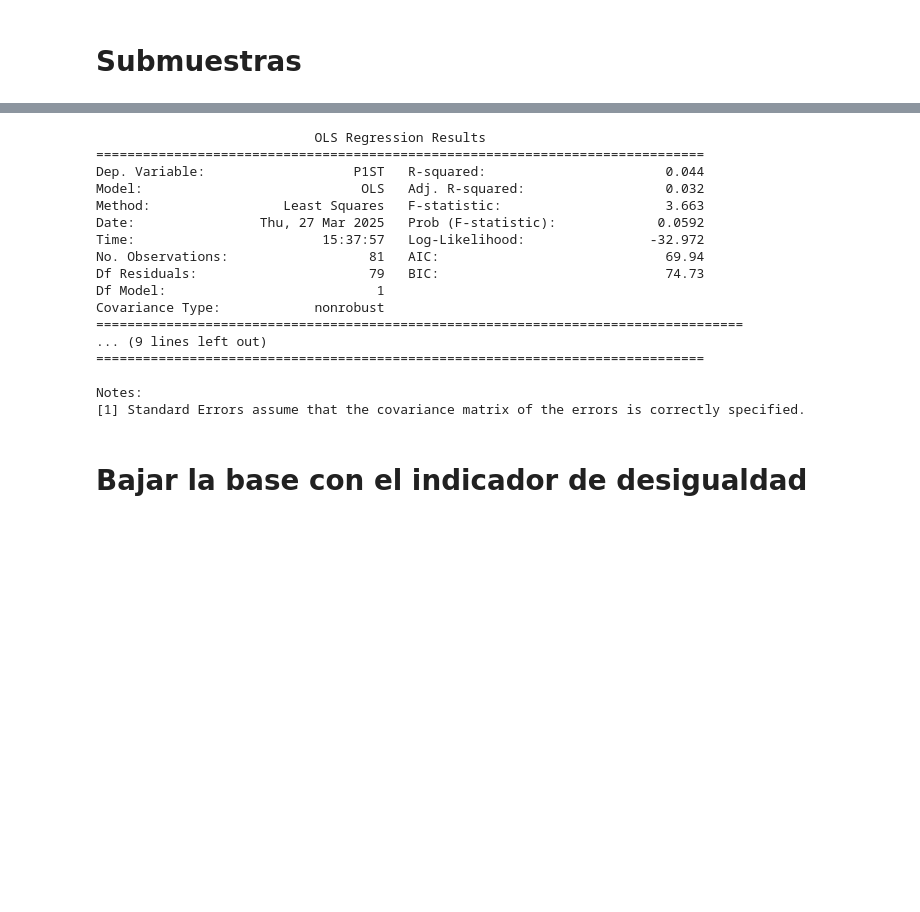
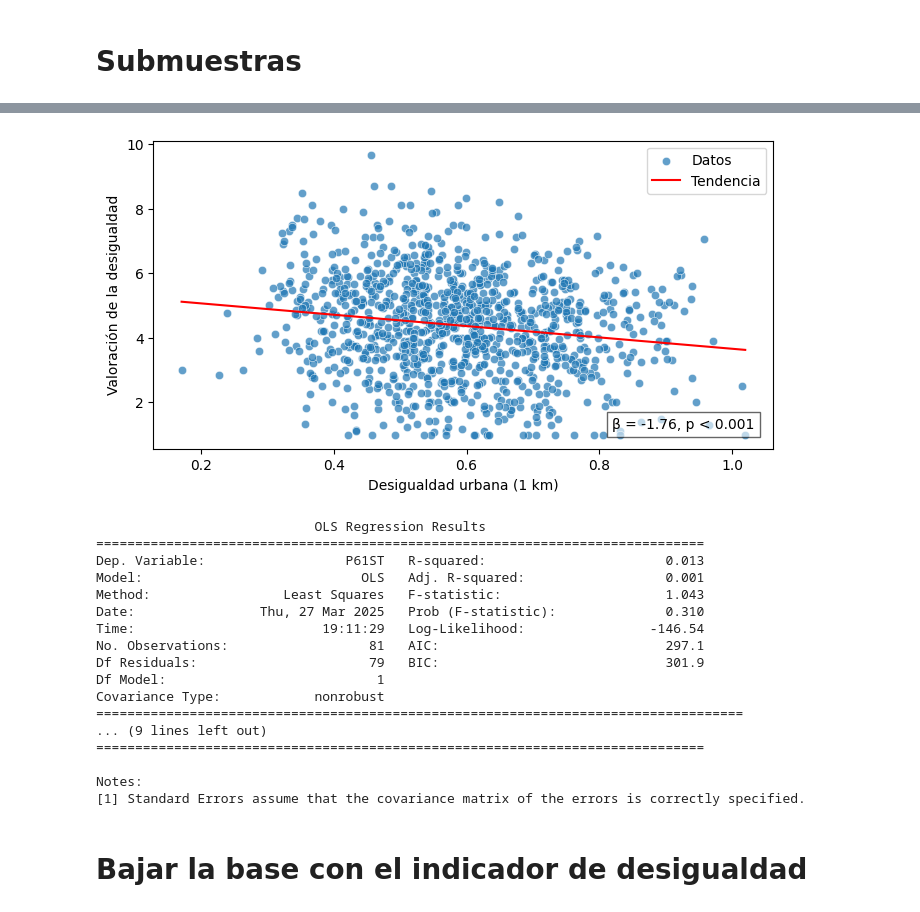
Before and after one commit to LCaravaggio/FelicidadDesigualdad, a Jupyter notebook: Resnet18.ipynb, the cells around one changed output, grey strips where cells are left out. Cells and saved outputs as stored; diff of their text form; code cells hidden in the pictures; blank space fills up the shorter version.

```diff
--- a/Resnet18.ipynb
+++ b/Resnet18.ipynb
@@ -268,9 +269,12 @@ conversion = {
 
 # Reemplazar valores en la columna P1ST
 latino["felicidad"] = latino["P1ST"].map(conversion)
+# %%
+latino.P61ST=latino.P61ST.replace('01 Completamente inaceptable',1).replace('10 Completamente aceptable',10).replace('No sabe',np.nan).replace('No contesta',np.nan).astype(float)
 # %%
 latino=latino.groupby("ciudad", as_index=False, observed=True).agg({
     "felicidad": "mean",
+    "P61ST": "mean",
     "tamciud": "first"  # Mantiene el primer valor de tamciud por ciudad
 })
 # %%
@@ -278,3 +317,37 @@ ciudades=ciudades.merge(latino, left_on="City", right_on="ciudad", how="left")
+# %%
+# Definir coeficientes de la regresión
+intercept = 5.4177
+slope = -1.7575
+p_value = "< 0.001"  # Significancia del coeficiente
+
+# Calcular valores ajustados para la línea de tendencia
+x_vals = np.linspace(ciudades["Desigualdad_1km"].min(), ciudades["Desigualdad_1km"].max(), 100)
+y_vals = intercept + slope * x_vals  # Ecuación de la regresión
+
+# Crear la figura
+plt.figure(figsize=(8, 4))
+
+# Graficar los datos (X = desigualdad, Y = felicidad)
+sns.scatterplot(data=ciudades, x="Desigualdad_1km", y="P61ST", alpha=0.7, label="Datos")
+
+# Graficar la línea de tendencia correctamente orientada
+plt.plot(x_vals, y_vals, color="red", label=f"Tendencia")
+
+# Agregar información sobre la significancia del coeficiente en el gráfico
+plt.text(ciudades["Desigualdad_1km"].max()-0.2, ciudades["P61ST"].min()+0.2, f"β = {slope:.2f}, p {p_value}",
+         fontsize=10, color="black", bbox=dict(facecolor="white", alpha=0.6))
+
+# Etiquetas y título
+plt.xlabel("Desigualdad urbana (1 km)")
+plt.ylabel("Valoración de la desigualdad")
+#plt.title("Relación entre desigualdad urbana y felicidad")
+plt.legend()
+
+# Mostrar el gráfico
+
+plt.show()
+# %% [output]
+[figure, added]
 # %%
 import numpy as np
 import statsmodels.api as sm
@@ -284,7 +357,7 @@ ciudades_filtradas = ciudades[ciudades["tamciud"].isin(["(Capital)", "100.001 y
 
 # Definir variables
 X = ciudades_filtradas["Desigualdad_1km"].replace([np.inf, -np.inf], np.nan)
-y = ciudades_filtradas["P1ST"].replace([np.inf, -np.inf], np.nan)
+y = ciudades_filtradas["P61ST"].replace([np.inf, -np.inf], np.nan)
 
 # Filtrar filas con NaN en X o y
 mask = X.notna() & y.notna()
@@ -301,13 +374,13 @@ print(modelo.summary())
 # %% [output]
                             OLS Regression Results
 ==============================================================================
-Dep. Variable:                   P1ST   R-squared:                       0.044
-Model:                            OLS   Adj. R-squared:                  0.032
-Method:                 Least Squares   F-statistic:                     3.663
-Date:                Thu, 27 Mar 2025   Prob (F-statistic):             0.0592
-Time:                        15:37:57   Log-Likelihood:                -32.972
-No. Observations:                  81   AIC:                             69.94
-Df Residuals:                      79   BIC:                             74.73
+Dep. Variable:                  P61ST   R-squared:                       0.013
+Model:                            OLS   Adj. R-squared:                  0.001
+Method:                 Least Squares   F-statistic:                     1.043
+Date:                Thu, 27 Mar 2025   Prob (F-statistic):              0.310
+Time:                        19:11:29   Log-Likelihood:                -146.54
+No. Observations:                  81   AIC:                             297.1
+Df Residuals:                      79   BIC:                             301.9
 Df Model:                           1
 Covariance Type:            nonrobust
 ===================================================================================
```
Also changed, not shown: parts of 4 cells of this notebook.
